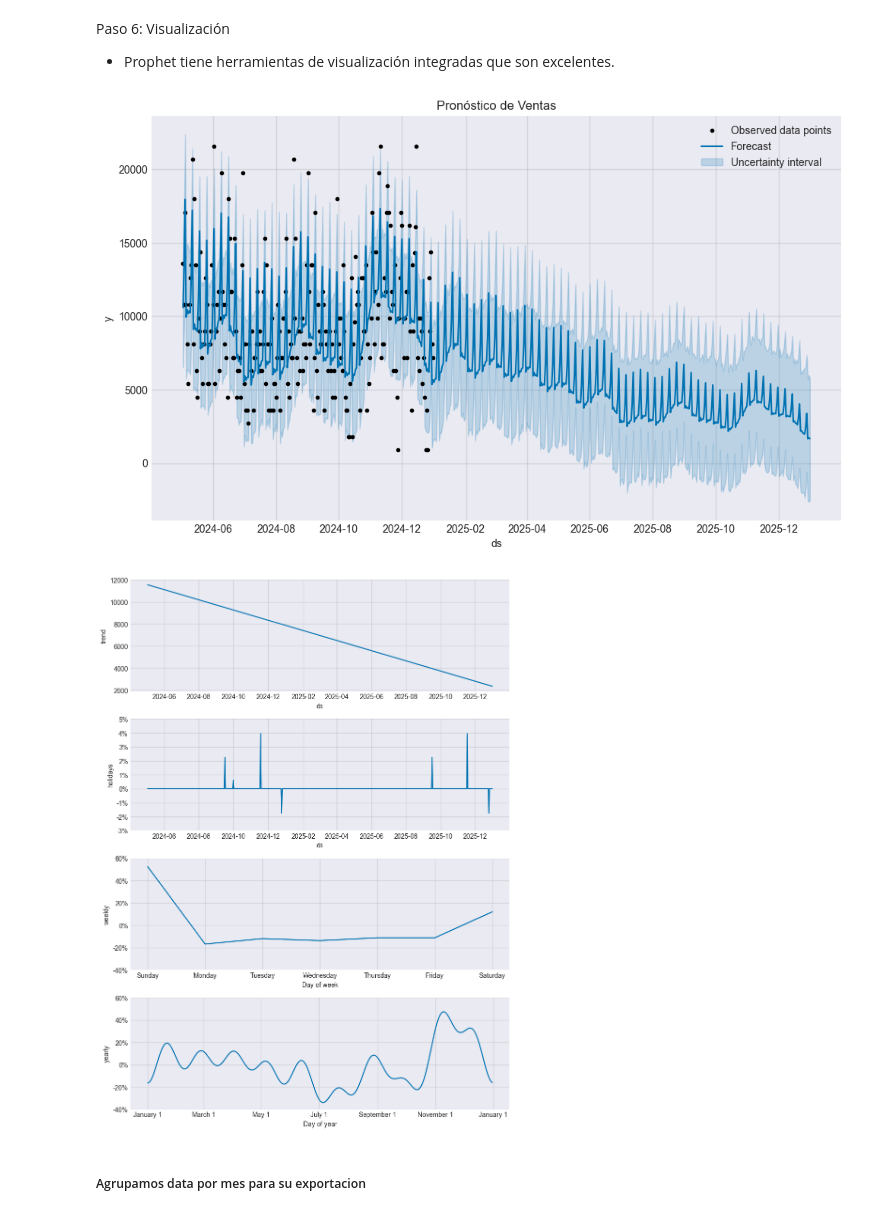
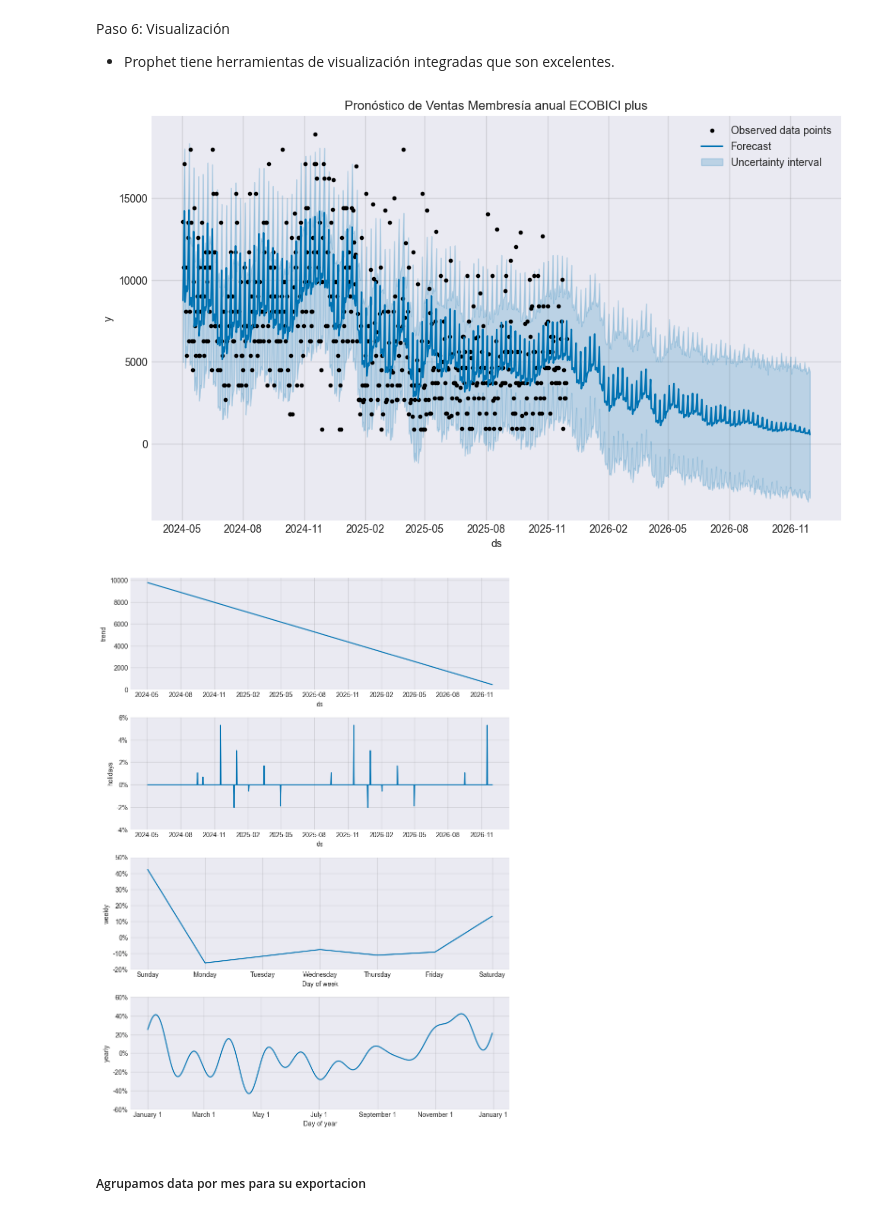
Before and after one commit to victorbriones-hub/exploratory_data_analysis, a Jupyter notebook: main/projects/forecasting_sales/notebooks/forecast_anual_ecobici_plus.ipynb, the cells around one changed output. Saved outputs shown, nothing was run; the diff lists cells and outputs as text; code cells hidden in the pictures.

```diff
--- a/main/projects/forecasting_sales/notebooks/forecast_anual_ecobici_plus.ipynb
+++ b/main/projects/forecasting_sales/notebooks/forecast_anual_ecobici_plus.ipynb
@@ -26,7 +26,7 @@ Librerías cargadas correctamente.
 # %%
 # 1. Cargar el dataset
 # Asegúrate de que el archivo esté en la misma carpeta o coloca la ruta completa
-nombre_archivo = '../data/data_forecast_2025_silver/ingresos_membresia_anual_ecobici_plus_limpio.csv'  # <--- CAMBIA ESTO POR TU ARCHIVO REAL
+nombre_archivo = '../data/data_forecast_2026/data_forecast_2026_silver/ingresos_membresia_anual_ecobici_plus_limpio.csv'  # <--- CAMBIA ESTO POR TU ARCHIVO REAL
 df_main = pd.read_csv(nombre_archivo)
 
 # 2. Conversión de fechas
@@ -122,17 +122,17 @@ Paso 6: Visualización
 # %%
 # 1. Gráfico principal: Puntos negros son datos reales, línea azul es la predicción
 fig1 = m.plot(forecast)
-plt.title("Pronóstico de Ventas")
+plt.title("Pronóstico de Ventas Membresía anual ECOBICI plus")
 # mostrar leyenda
 plt.legend()
 plt.show()
 
 # 2. Desglose de componentes: Muestra Tendencia, Semanal, Anual y Festivos por separado
 fig2 = m.plot_components(forecast)
 plt.show()
 # %% [output]
-[figure, old version]
+[figure, new version]
-[figure, old version]
+[figure, new version]
 # %% [markdown]
 ##### Agrupamos data por mes para su exportacion
 # %%
```
Also changed, not shown: parts of 6 cells of this notebook, 18 other files.
